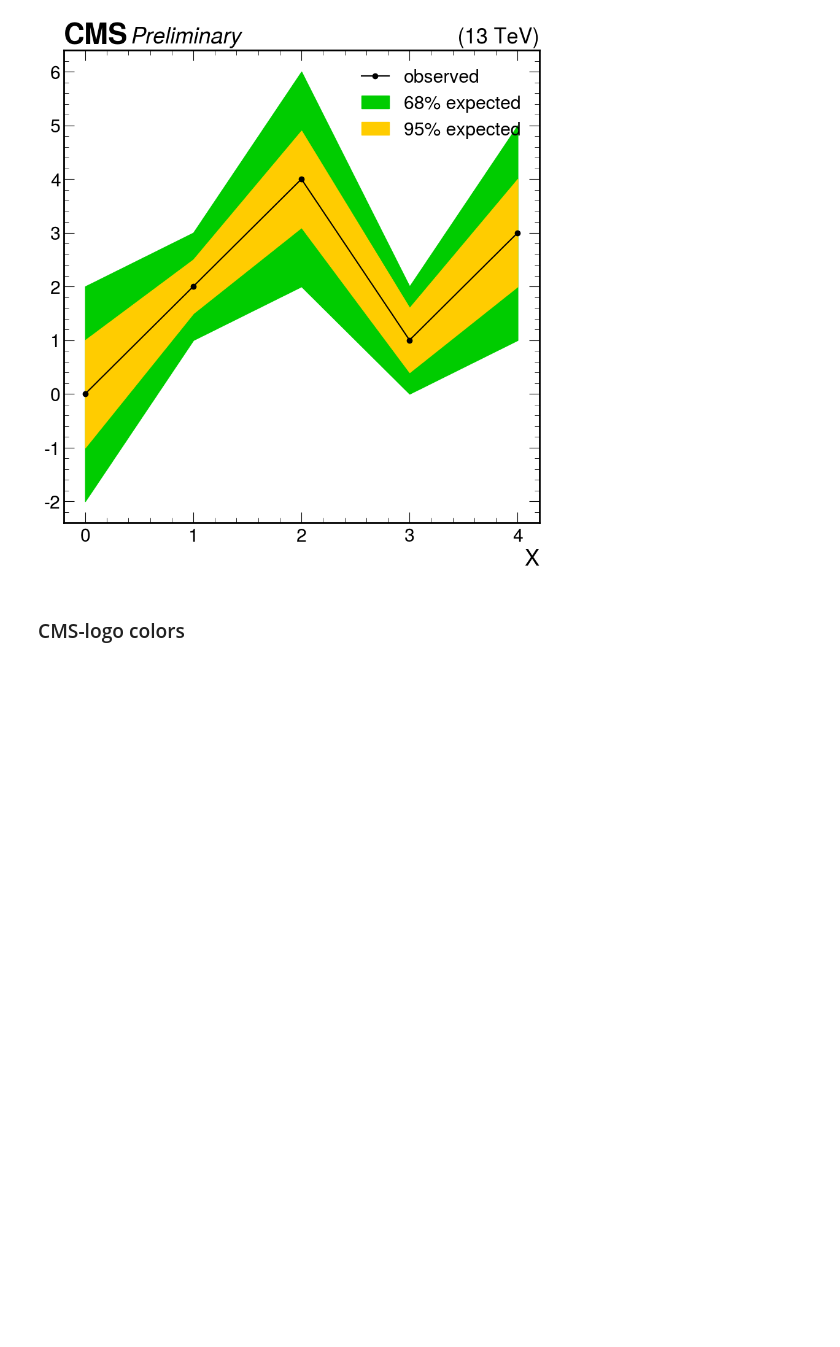
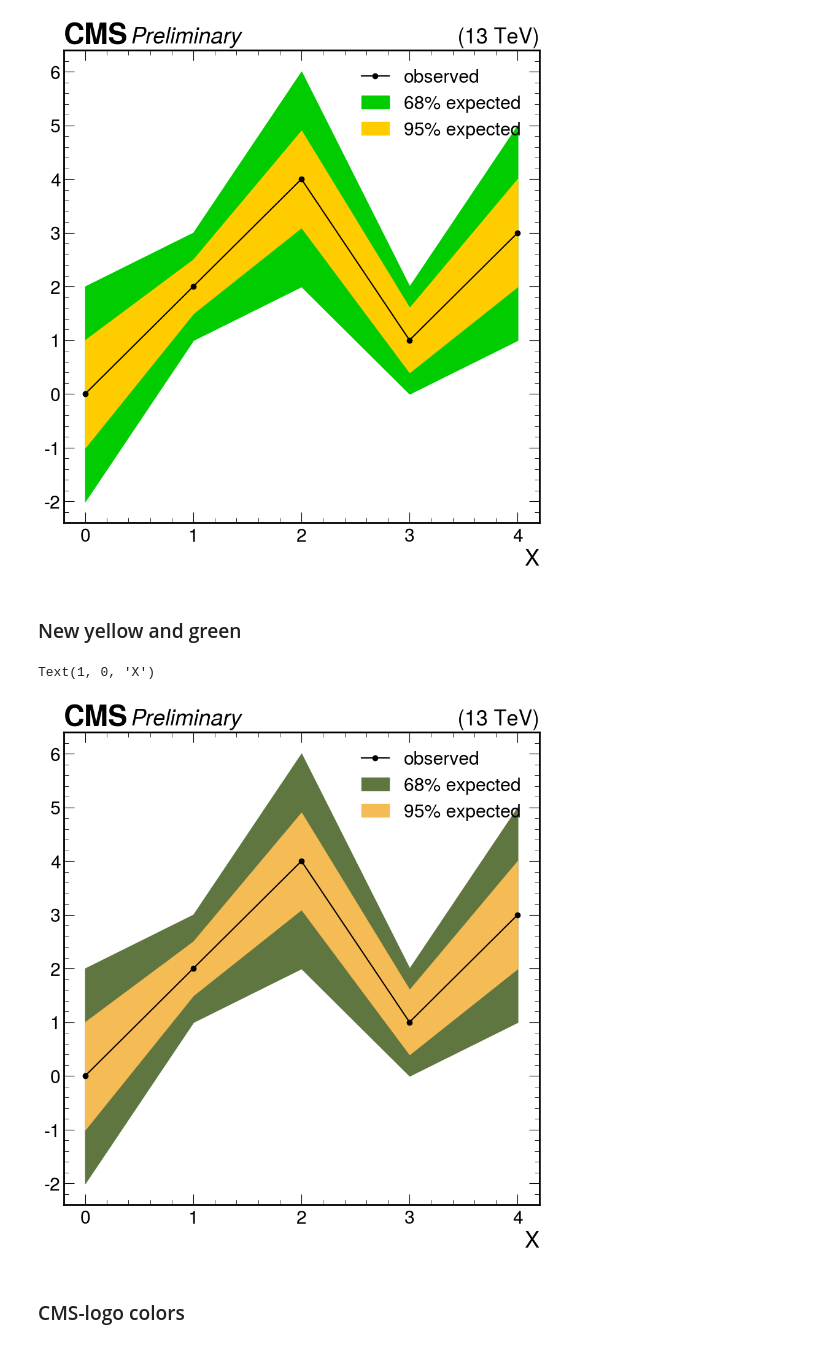
Before and after one commit to ttedeschi/tutorial_CAT, a Jupyter notebook: 3-tutorial_CAT_limitplot.ipynb, the cells around one changed output. Saved outputs shown, nothing was run; the diff lists cells and outputs as text; code cells hidden in the pictures; blank space fills up the shorter version.

```diff
--- a/3-tutorial_CAT_limitplot.ipynb
+++ b/3-tutorial_CAT_limitplot.ipynb
@@ -78,6 +80,34 @@ ax.set_xlabel("X")
 # %% [output]
 Text(1, 0, 'X')
 [figure]
+# %% [markdown]
+### New yellow and green
+# %%
+# Load CMS style including color-scheme (it's an editable dict)
+plt.style.use(hep.style.CMS)
+
+# Setup matplotlib figure
+fig, ax = plt.subplots()
+
+green = '#607641'
+yellow = '#F5BB54'
+plt.plot(x, y, color='k', marker='o', label = "observed")
+plt.fill_between(np.asarray(x),
+                 np.asarray(y)+np.asarray(ey),
+                 np.asarray(y)-np.asarray(ey), color=green, label = "68% expected")
+plt.fill_between(np.asarray(x),
+                 np.asarray(y)+np.asarray(ey2),
+                 np.asarray(y)-np.asarray(ey2), color=yellow, label = "95% expected")
+
+# Style
+hep.cms.label("Preliminary", data = True);
+
+# Style
+plt.legend()
+ax.set_xlabel("X")
+# %% [output]
+Text(1, 0, 'X')
+[figure, added]
 # %% [markdown]
 ### CMS-logo colors
 # %%
```
Also changed, not shown: parts of 6 cells of this notebook, 2 other files.
